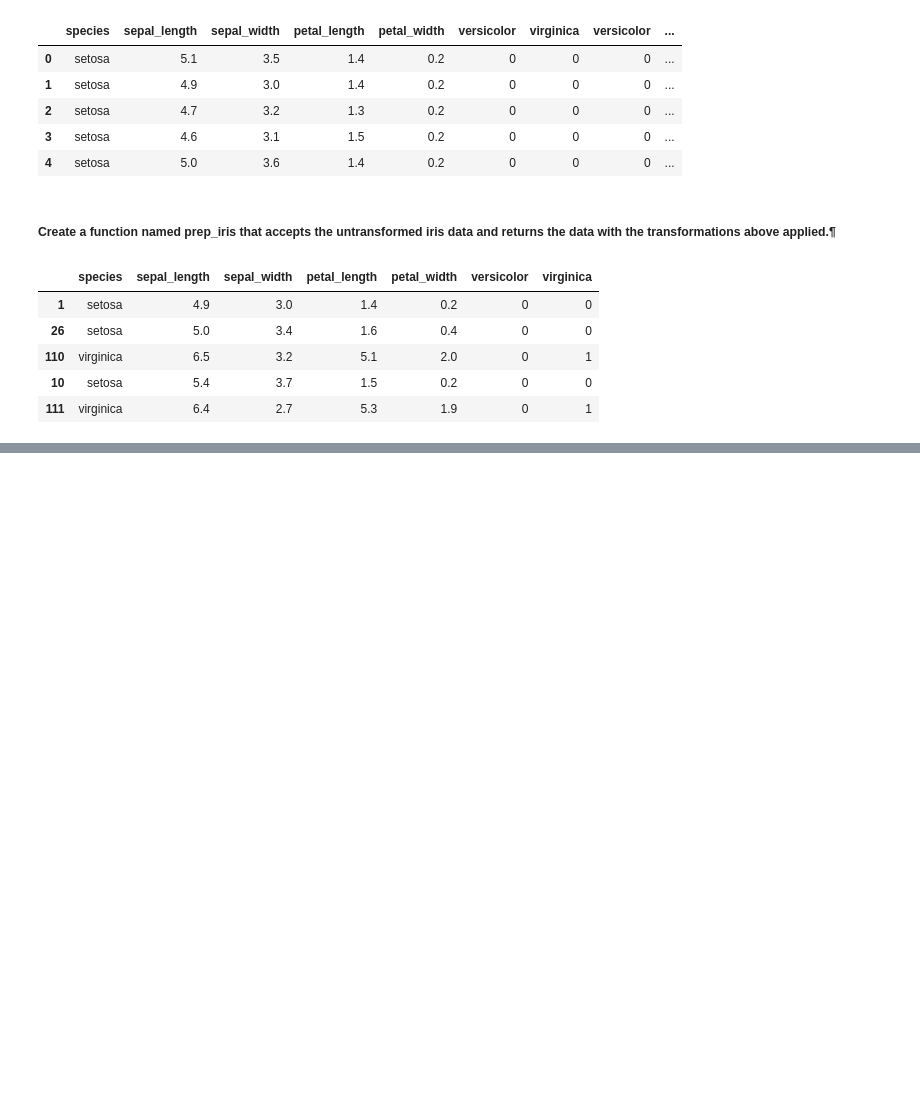
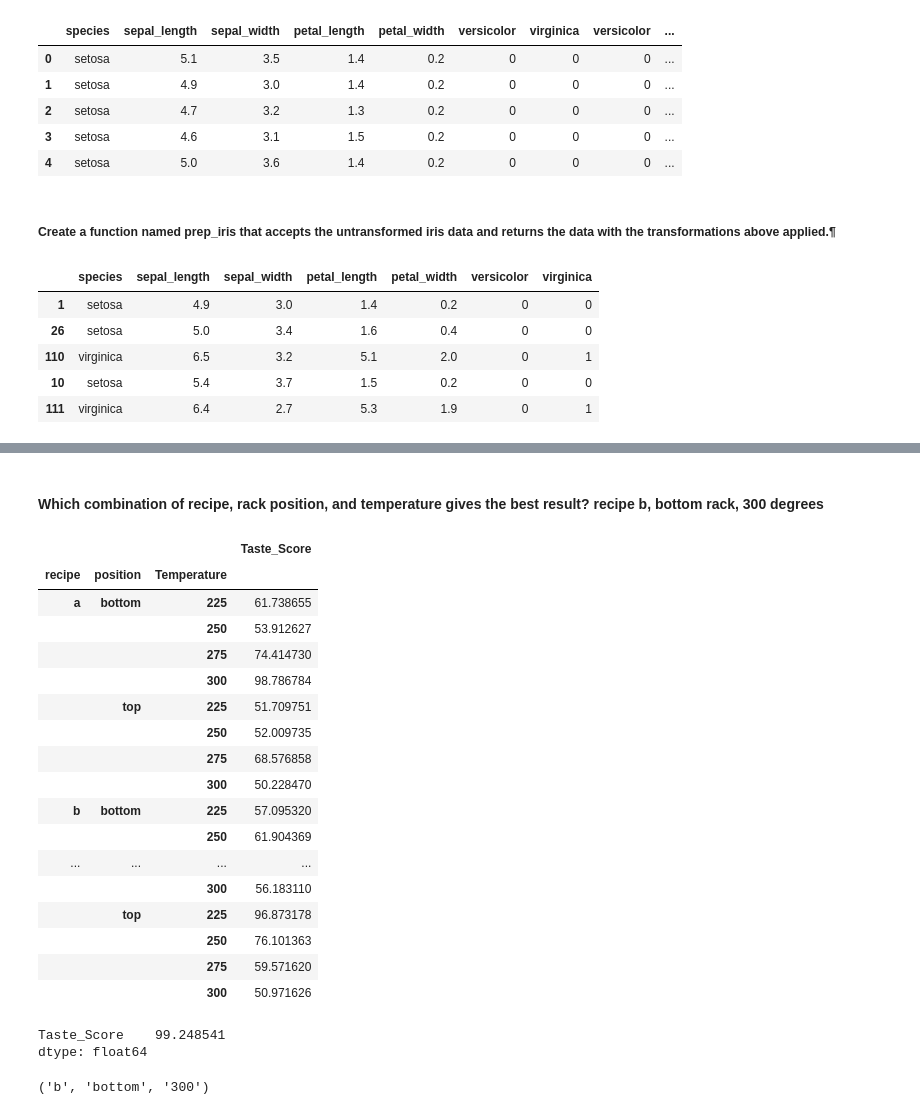
Before and after one commit to ForrestMccrosky/classification-exercises, a Jupyter notebook: classification_exercises.ipynb, the cells around one changed output, grey strips where cells are left out. Drawn from its saved outputs; the diff is of its cells as text; code cells hidden in the pictures; blank space fills up the shorter version.

```diff
--- a/classification_exercises.ipynb
+++ b/classification_exercises.ipynb
@@ -337,0 +550,37 @@ iris.sample(5)
+# %% [markdown]
+#### Which combination of recipe, rack position, and temperature gives the best result? recipe b, bottom rack, 300 degrees
+# %%
+stacked_df = melted_cake.groupby(by=['recipe', 'position', 'Temperature']).mean()
+stacked_df
+# %% [output]
+|  |  |  | Taste_Score |
+| recipe | position | Temperature |  |
+| a | bottom | 225 | 61.738655 |
+|  |  | 250 | 53.912627 |
+|  |  | 275 | 74.414730 |
+|  |  | 300 | 98.786784 |
+|  | top | 225 | 51.709751 |
+|  |  | 250 | 52.009735 |
+|  |  | 275 | 68.576858 |
+|  |  | 300 | 50.228470 |
+| b | bottom | 225 | 57.095320 |
+|  |  | 250 | 61.904369 |
+| ... | ... | ... | ... |
+|  |  | 300 | 56.183110 |
+|  | top | 225 | 96.873178 |
+|  |  | 250 | 76.101363 |
+|  |  | 275 | 59.571620 |
+|  |  | 300 | 50.971626 |
+# %%
+melted_cake.groupby(by=['recipe', 'position', 'Temperature']).mean().max()
+# %% [output]
+Taste_Score    99.248541
+dtype: float64
+# %%
+column = stacked_df['Taste_Score']
+column.idxmax()
+
+## The best performing overall combination for baking is recipe b, oven rack position on the bottom
+## and 300 degrees for the temperature
+# %% [output]
+('b', 'bottom', '300')
```
Also changed, not shown: parts of 25 cells of this notebook.
